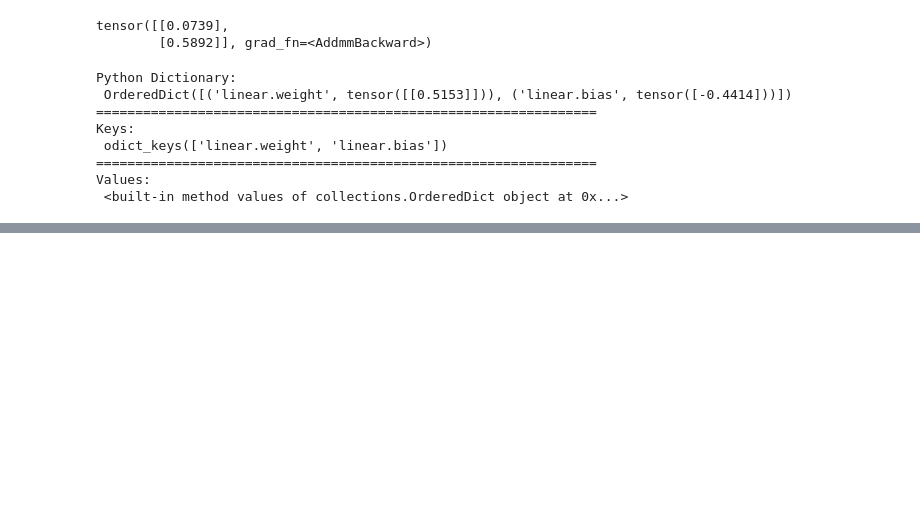
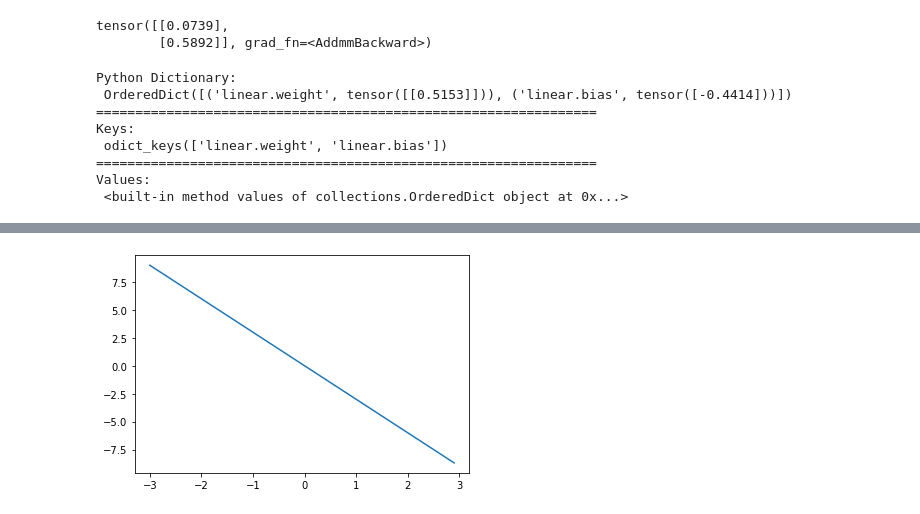
Before and after one commit to chengyu1301/Pytorch-Walkthrough, a Jupyter notebook: 001_Linear_Regression/01.Concept_of_Linear_Regression.ipynb, the cells around one changed output, grey strips where cells are left out. Cells and saved outputs as stored; diff of their text form; code cells hidden in the pictures; blank space fills up the shorter version.

```diff
--- a/001_Linear_Regression/01.Concept_of_Linear_Regression.ipynb
+++ b/001_Linear_Regression/01.Concept_of_Linear_Regression.ipynb
@@ -129,0 +173,15 @@ Values:
+# %%
+import torch
+
+w = torch.tensor(-10.0, requires_grad=True)
+
+x = torch.arange(-3, 3, 0.1).view(-1, 1) # to change dimension
+
+f = -3 * x
+
+import matplotlib.pyplot as plt
+
+plt.plot(x.numpy(), f.numpy())
+plt.show()
+# %% [output]
+[figure, added]
```
Also changed, not shown: parts of 13 cells of this notebook, 23 other files.
